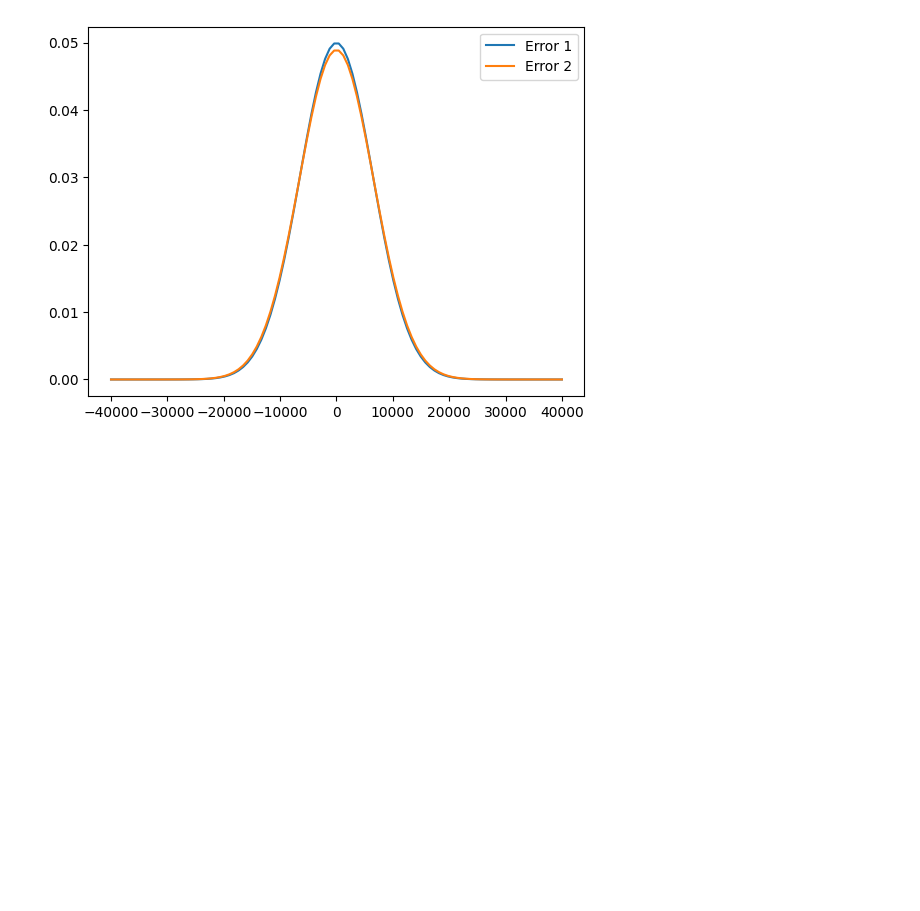
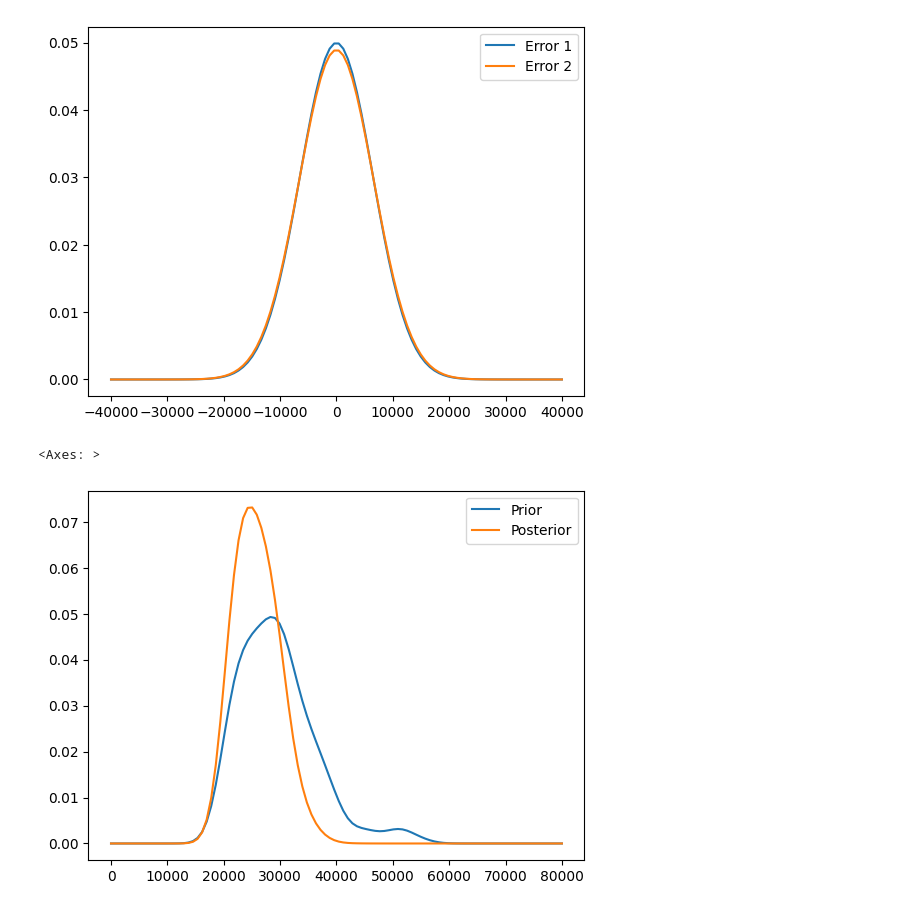
Before and after one commit to shouya/thinking-dumps, a Jupyter notebook: think-bayes/09-decision-analysis.ipynb, the cells around one changed output. Saved outputs shown, nothing was run; the diff lists cells and outputs as text; code cells hidden in the pictures; blank space fills up the shorter version.

```diff
--- a/think-bayes/09-decision-analysis.ipynb
+++ b/think-bayes/09-decision-analysis.ipynb
@@ -6,7 +6,7 @@
 # %%
 import pandas as pd
 
-showcases_2011 = pd.read_csv("data/showcases.2011.csv", index_col=0, skiprows=[1]).dropna().transpose()
+showcases_2011 = pd.read_csv("data/showcases.2011.csv.xz", index_col=0, skiprows=[1]).dropna().transpose()
 showcases_2011.head(5)
 # %% [output]
 |  | Showcase 1 | Showcase 2 | Bid 1 | Bid 2 | Difference 1 | Difference 2 |
@@ -37,9 +37,9 @@ prior2.plot(label = "prior 2", legend=True)
 [figure]
 # %%
 # distribution of error
-qs = np.linspace(-40000, 40000, 100)
-error1 = make_kde(showcases_2011['Difference 1'], qs)
-error2 = make_kde(showcases_2011['Difference 2'], qs)
+err_qs = np.linspace(-40000, 40000, 100)
+error1 = make_kde(showcases_2011['Difference 1'], err_qs)
+error2 = make_kde(showcases_2011['Difference 2'], err_qs)
 error1.plot(label = "Error 1", legend=True)
 error2.plot(label = "Error 2", legend=True)
 # %% [output]
@@ -64,8 +64,11 @@ def norm_pmf(mean, std, qs):
 
 
 # the reason we use 0 as mean because we assume the contestants are purposefully underbidding, and their actual estimation would be accurate.
-pmf_error1 = norm_pmf(0, error1.std(), qs)
-pmf_error2 = norm_pmf(0, error2.std(), qs)
+dist_error1 = norm(0, error1.std())
+dist_error2 = norm(0, error2.std())
+
+pmf_error1 = norm_pmf(0, error1.std(), err_qs)
+pmf_error2 = norm_pmf(0, error2.std(), err_qs)
 
 pmf_error1.plot(label = "Error 1", legend=True)
 pmf_error2.plot(label = "Error 2", legend=True)
@@ -74,6 +77,16 @@ pmf_error2.plot(label = "Error 2", legend=True)
 [figure]
 # %%
 # suppose you play as player 1, and you estimate the price is 23,000. What's the distribution of the error of your estimation?
-def update_guess(prior, guess, error):
-    diff = prior - guess # remember: negative = overbidding
-    error
+def update_guess(prior, guess, dist_error):
+    diff = prior.qs - guess # remember: negative = overbidding
+    likelihood = dist_error.pdf(diff)
+    posterior = prior * likelihood
+    posterior.normalize()
+    return posterior
+
+pmf_post_guess_23000 = update_guess(prior1, 23000, dist_error1)
+prior1.plot(label="Prior", legend=True)
+pmf_post_guess_23000.plot(label="Posterior", legend=True)
+# %% [output]
+<Axes: >
+[figure, added]
```
Also changed, not shown: parts of 21 cells of this notebook, 1 other file.
